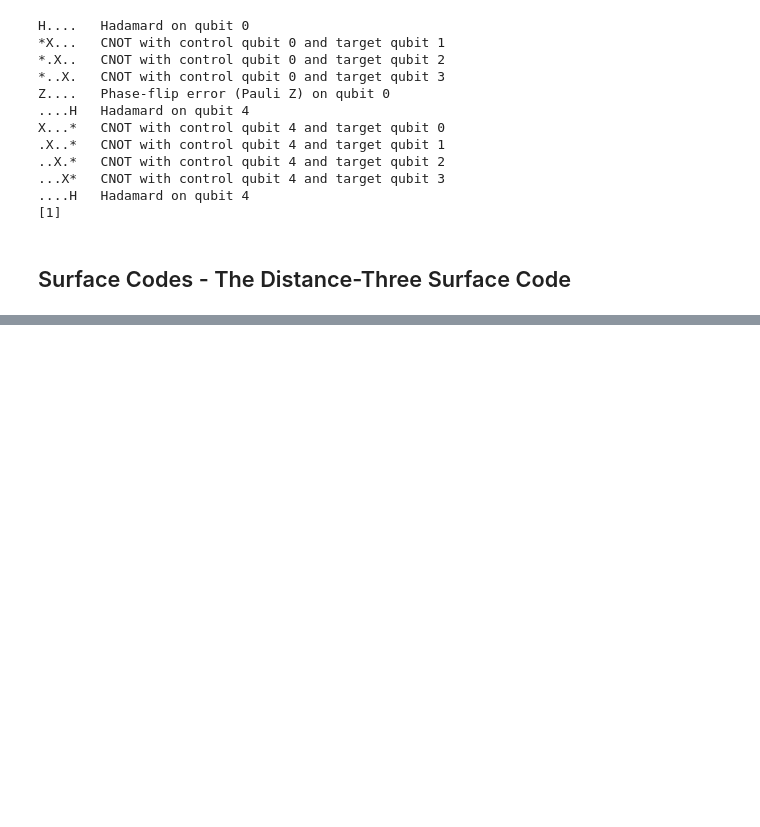
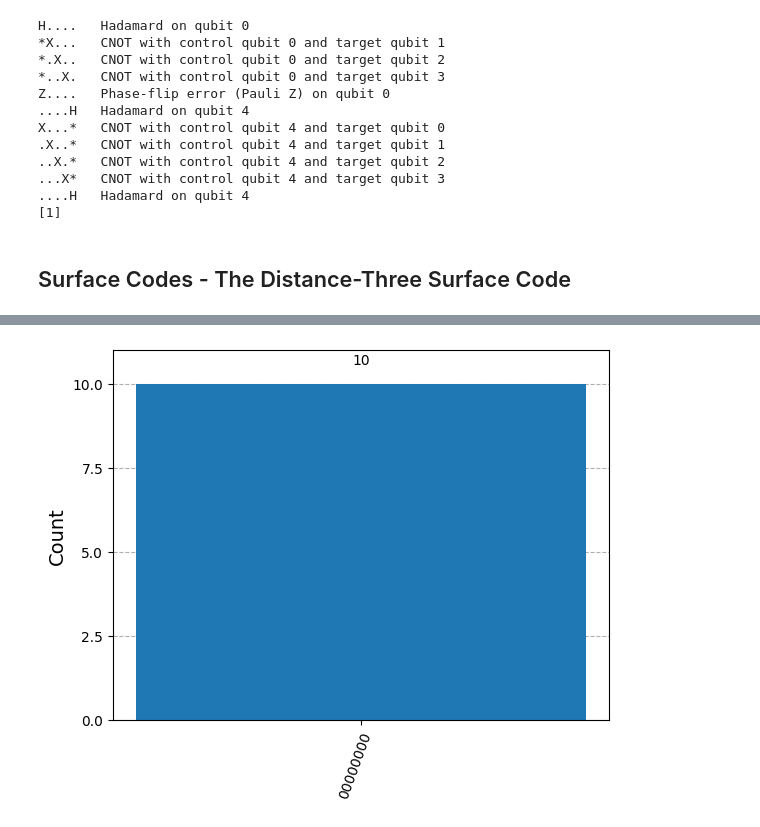
Before and after one commit to Mitch36/QuantumSim-QEC, a Jupyter notebook: QuantumSimSurfaceCodes.ipynb, the cells around one changed output, grey strips where cells are left out. Drawn from its saved outputs; the diff is of its cells as text; code cells hidden in the pictures; blank space fills up the shorter version.

```diff
--- a/QuantumSimSurfaceCodes.ipynb
+++ b/QuantumSimSurfaceCodes.ipynb
@@ -193,0 +161,53 @@ plot_histogram(counts)
+# %%
+from qiskit import QuantumCircuit
+from qiskit.transpiler.preset_passmanagers import generate_preset_pass_manager
+
+from qiskit.providers.basic_provider import BasicSimulator
+from qiskit.visualization import plot_histogram
+from SurfaceCodeDelft import SurfaceCodeDelft
+# https://www.researchgate.net/publication/318813941_An_integrity_measure_to_benchmark_quantum_error_correcting_memories/link/6229dcb8a39db062db8efdc7/download
+
+# http://arxiv.org/pdf/1612.08208
+
+surfaceCode = SurfaceCodeDelft()
+surfaceCode.reset_all_qubits()
+
+# surfaceCode.qc.z(1)
+
+# surfaceCode.step0()
+
+surfaceCode.qc.z(2)
+# surfaceCode.qc.x(3)
+surfaceCode.apply_h_to_all_data()
+
+surfaceCode.step1()
+surfaceCode.step2()
+surfaceCode.step3()
+surfaceCode.step4()
+surfaceCode.step5()
+surfaceCode.step6()
+surfaceCode.step7()
+surfaceCode.step8()
+surfaceCode.step9()
+surfaceCode.reset_all_ancillary()
+surfaceCode.apply_h_to_all_data()
+
+# surfaceCode.step1()
+# surfaceCode.step2()
+# surfaceCode.step3()
+# surfaceCode.step4()
+# surfaceCode.step5()
+# surfaceCode.step6()
+# surfaceCode.step7()
+# surfaceCode.step8()
+# surfaceCode.step10()
+# surfaceCode.reset_all_ancillary()
+
+# surfaceCode.qc.draw("mpl")
+
+backend = BasicSimulator()
+result = backend.run(surfaceCode.qc, shots=10).result()
+counts = result.get_counts()
+plot_histogram(counts)
+# %% [output]
+[figure, added]
```
Also changed, not shown: parts of 5 cells of this notebook, 4 other files.
